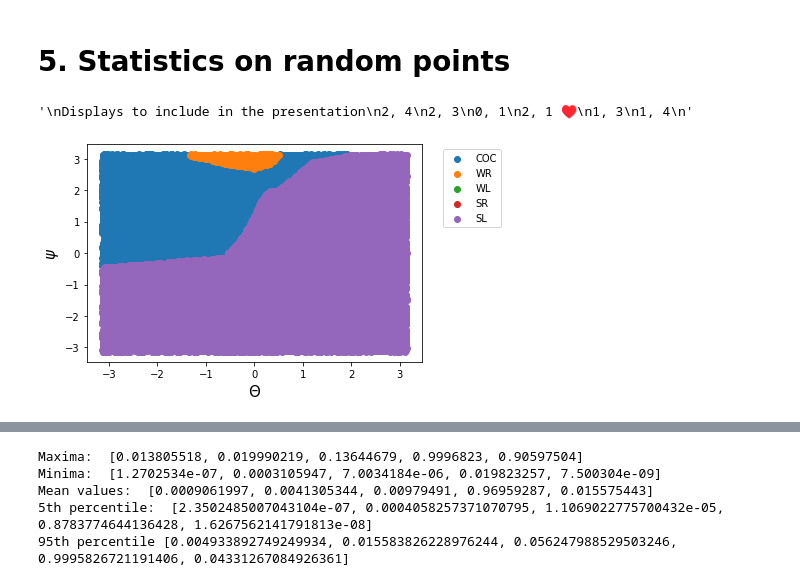
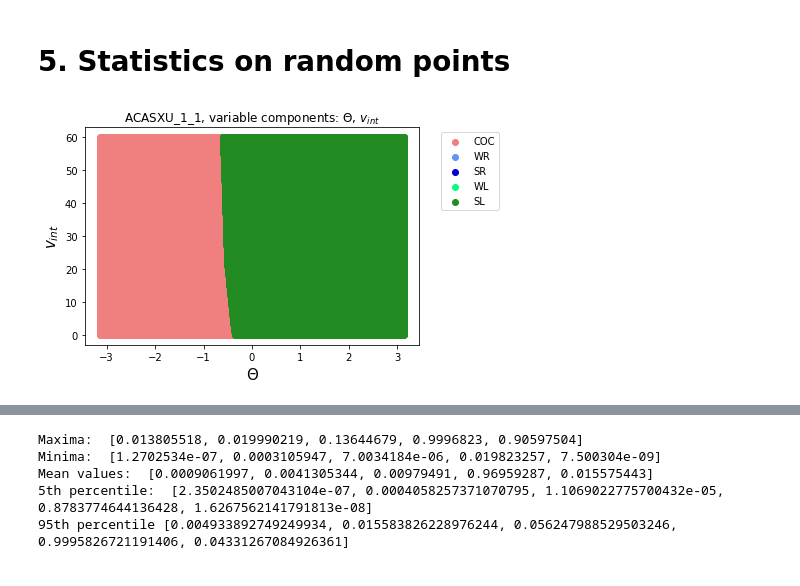
Before and after one commit to thomasghobril/adversarial-attack, a Jupyter notebook: visualisation_PIERRE.ipynb, the cells around one changed output, grey strips where cells are left out. Drawn from its saved outputs; the diff is of its cells as text; code cells hidden in the pictures.

Commit message:
Add multi-image generation

```diff
--- a/visualisation_PIERRE.ipynb
+++ b/visualisation_PIERRE.ipynb
@@ -24,3 +24,10 @@ path_model = "ACAS_XU_tf_keras/ACASXU_1_1.h5"
 model_11 = load_model(path_model)
 # %% [output]
 WARNING:tensorflow:No training configuration found in the save file, so the model was *not* compiled. Compile it manually.
+# %%
+models = []
+for i in range(5):
+    models.append([])
+    for j in range(9):
+        models[i].append(load_model("ACAS_XU_tf_keras/ACASXU_{}_{}.h5".format(i+1, j+1)))
+models
@@ -52,5 +114,9 @@ _________________________________________________________________
 model_11.compile()
 # %%
 model_35.compile()
+# %%
+for i in range(5):
+    for j in range(9):
+        models[i][j].compile()
 # %%
 pt = np.array([1.0, 1.0, 1.0, 1.0, 1.0]).reshape(1,5)
@@ -171,11 +242,14 @@ Pcheck.shape
 # %% [markdown]
 # 5. Statistics on random points
 # %%
-def clustering_attempt(N, dim1, dim2, model=model_11):
+def clustering_attempt(N, dim1, dim2, model_arg1, model_arg2, show=True):
     """
     Analyse la sortie par le réseau model de N entrées générées aléatoirement, dont seules les composantes dim1 et dim2 \n
     varient (les trois autres composantes sont fixées égales à une valeur moyenne).
+    Sauvegarde la figure obtenue, et l'affiche si show waut True.
+    Complexité temporelle : compter 4 secondes pour N=50000, 50 secondes pour N=500000.
     """
+    model = models[model_arg1-1][model_arg2-1]
     rand_inputs = random_pts(N, [X_dom], X_dom)
     fixed_dims = np.array([0, 1, 2, 3, 4])
     fixed_dims1 = deepcopy(fixed_dims[fixed_dims != dim1])
@@ -191,33 +265,27 @@ def clustering_attempt(N, dim1, dim2, model=model_11):
     preds = np.argmin(rand_outputs, 1)
 
     alabels = ["$\rho$", "$\Theta$", "$\psi$", "$v_{own}$", "$v_{int}$"]
+    textlabels = ["rho", "theta", "psi", "v_own", "v_int"]
 
     def clustering(d1, d2):
-        plt.scatter(rand_inputs[preds==0, dim1], rand_inputs[preds==0, dim2], label="COC")
-        plt.scatter(rand_inputs[preds==1, dim1], rand_inputs[preds==1, dim2], label="WR")
-        plt.scatter(rand_inputs[preds==2, dim1], rand_inputs[preds==2, dim2], label="WL")
-        plt.scatter(rand_inputs[preds==3, dim1], rand_inputs[preds==3, dim2], label="SR")
-        plt.scatter(rand_inputs[preds==4, dim1], rand_inputs[preds==4, dim2], label="SL")
+        plt.clf()
+        plt.scatter(rand_inputs[preds==0, dim1], rand_inputs[preds==0, dim2], label="COC", color="lightcoral")
+        plt.scatter(rand_inputs[preds==1, dim1], rand_inputs[preds==1, dim2], label="WR",  color="cornflowerblue")
+        plt.scatter(rand_inputs[preds==3, dim1], rand_inputs[preds==3, dim2], label="SR",  color="mediumblue")
+        plt.scatter(rand_inputs[preds==2, dim1], rand_inputs[preds==2, dim2], label="WL",  color="springgreen")
+        plt.scatter(rand_inputs[preds==4, dim1], rand_inputs[preds==4, dim2], label="SL",  color="forestgreen")
         plt.legend(bbox_to_anchor=(1.05, 1))
         plt.xlabel(alabels[dim1], fontsize = 15)
         plt.ylabel(alabels[dim2], fontsize = 15)
-        plt.show()
+        plt.title("ACASXU_{}_{}".format(model_arg1, model_arg2) + ", variable components: " + alabels[d1] + ", " + alabels[d2])
+        plt.savefig("D:/CentraleSupélec/Projet attaques adverses/adversarial-attack/images_clustering/" + textlabels[d1] + "-" + textlabels[d2] + "-ACASXU_{}_{}.png".format(model_arg1, model_arg2), bbox_inches='tight')
+        if show:
+            plt.show()
+
     clustering(dim1, dim2)
 
 # Ordre : rho, theta, psi, v_own, v_int
-# %%
-"""
-Displays to include in the presentation
-2, 4
-2, 3
-0, 1
-2, 1 ♥
-1, 3
-1, 4
-"""
-# %% [output]
-'\nDisplays to include in the presentation\n2, 4\n2, 3\n0, 1\n2, 1 ♥\n1, 3\n1, 4\n'
-# %%
-clustering_attempt(50000, 1, 2)
-# %% [output]
-[figure, removed]
+# %%
+clustering_attempt(500000, 1, 4, 1, 1)
+# %% [output]
+[figure, added]
```
Also changed, not shown: parts of 5 cells of this notebook.
